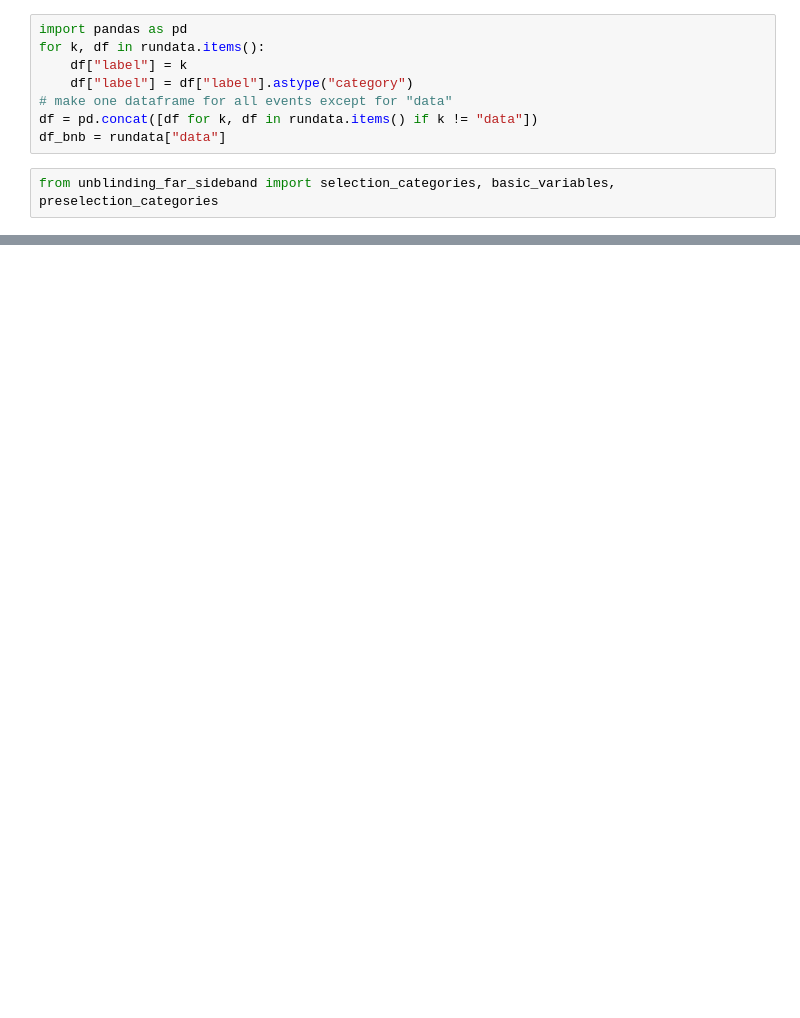
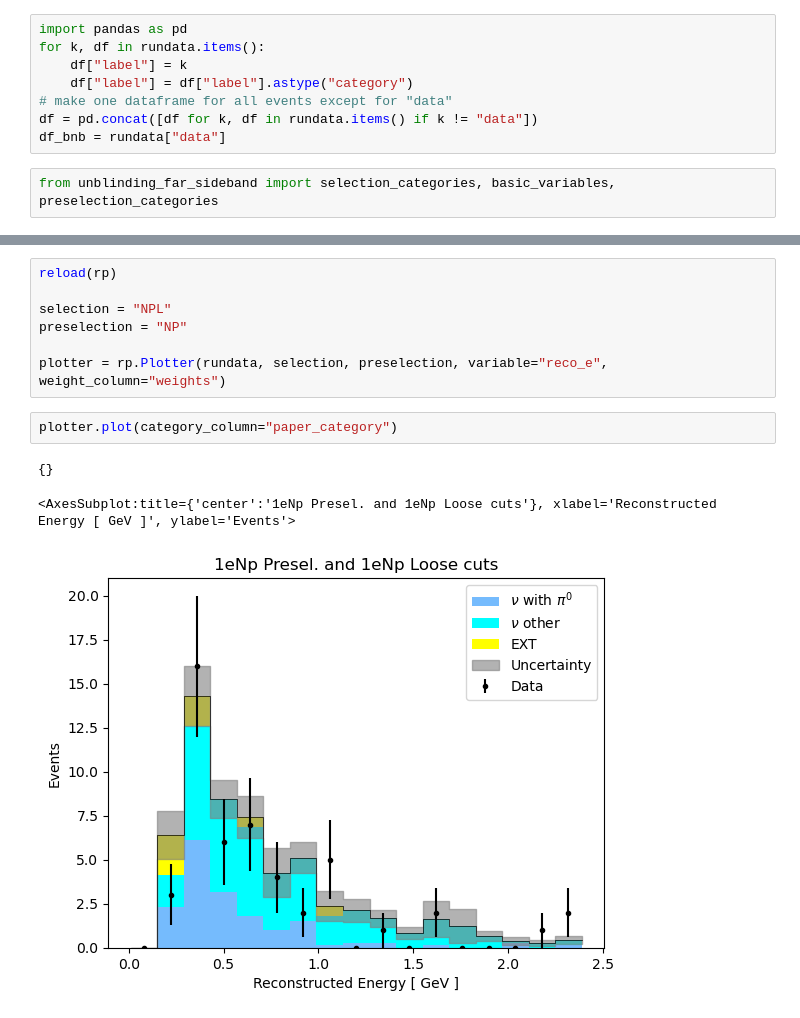
Before and after one commit to ubneutrinos/PELEE, a Jupyter notebook: sandbox/atrettin/playground.ipynb, the cells around one changed output, grey strips where cells are left out. Drawn from its saved outputs; the diff is of its cells as text; blank space fills up the shorter version.

```diff
--- a/sandbox/atrettin/playground.ipynb
+++ b/sandbox/atrettin/playground.ipynb
@@ -173,0 +355,13 @@ MC bin counts: [ 0.          6.521883   14.14956321  8.66837211  7.80506034  4.2
+# %%
+reload(rp)
+
+selection = "NPL"
+preselection = "NP"
+
+plotter = rp.Plotter(rundata, selection, preselection, variable="reco_e", weight_column="weights")
+# %%
+plotter.plot(category_column="paper_category")
+# %% [output]
+{}
+<AxesSubplot:title={'center':'1eNp Presel. and 1eNp Loose cuts'}, xlabel='Reconstructed Energy [ GeV ]', ylabel='Events'>
+[figure, added]
```
Also changed, not shown: parts of 16 cells of this notebook, 4 other files.
